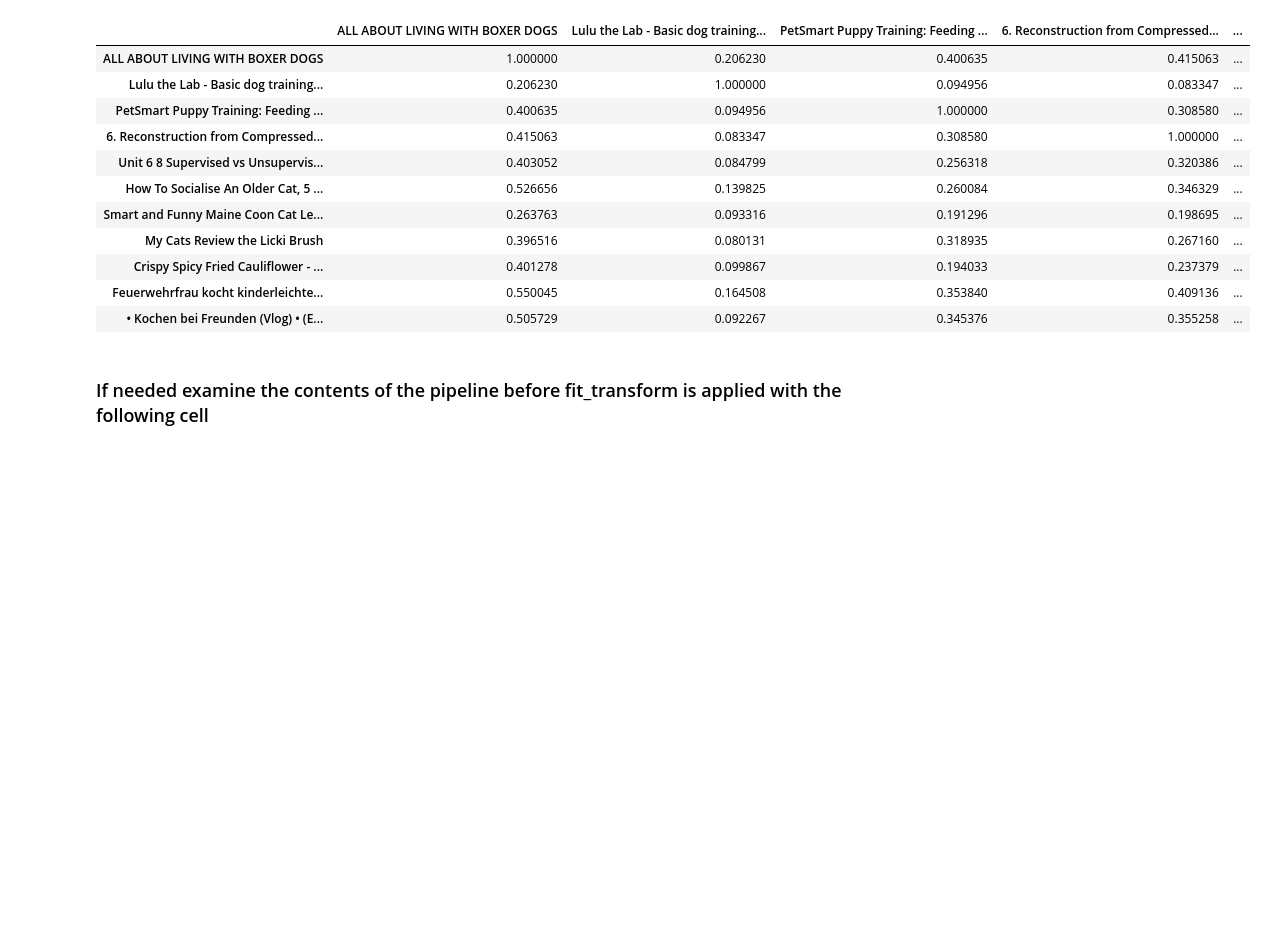
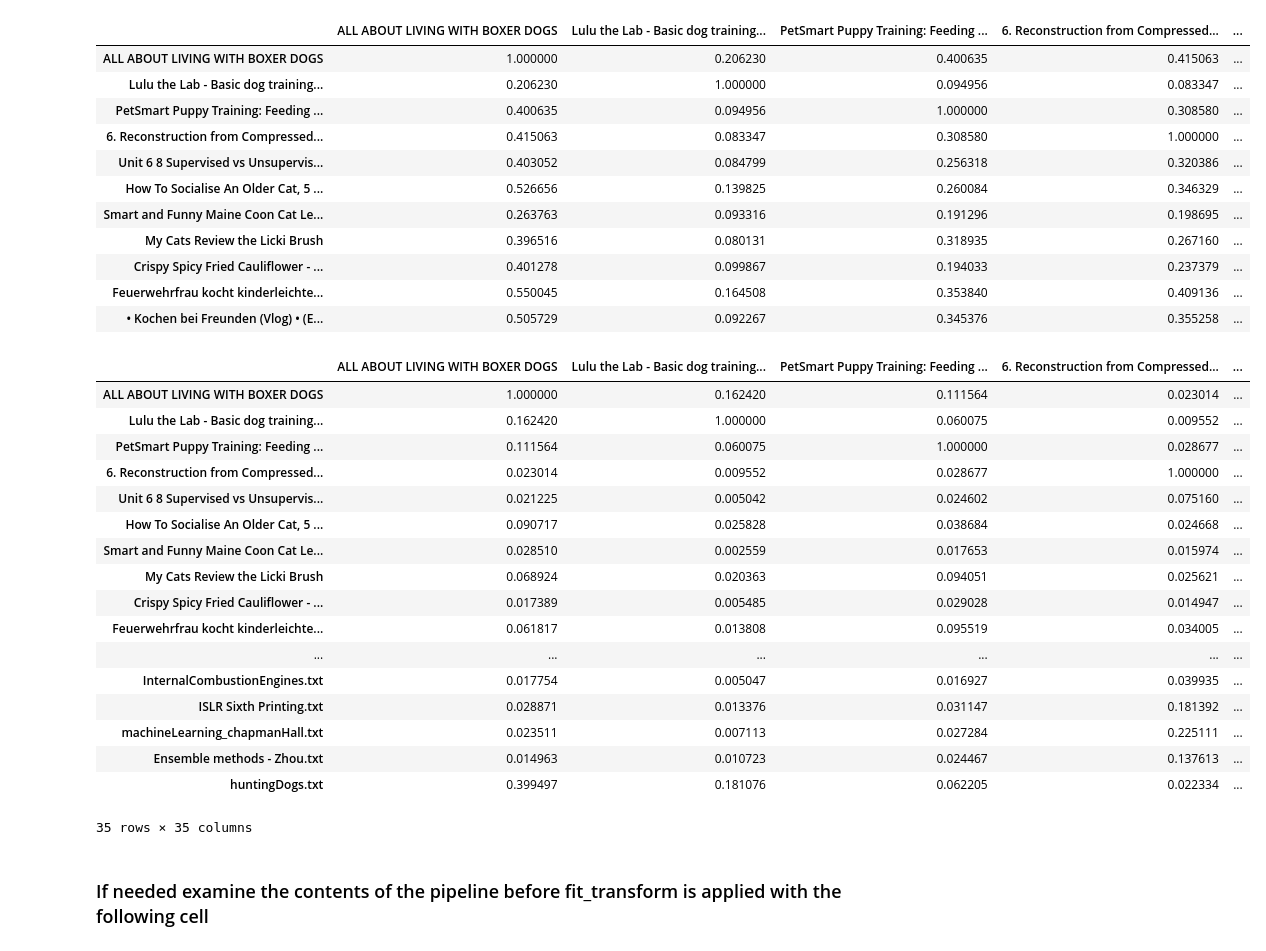
Before and after one commit to aktivkohle/youtube-curation, a Jupyter notebook: notebooks/TextbooksAndCaptions_Similarity.ipynb, the cells around one changed output. Drawn from its saved outputs; the diff is of its cells as text; code cells hidden in the pictures; blank space fills up the shorter version.

Commit message:
similarity results for 35 captions and books

```diff
--- a/notebooks/TextbooksAndCaptions_Similarity.ipynb
+++ b/notebooks/TextbooksAndCaptions_Similarity.ipynb
@@ -290,5 +290,27 @@ df7
 | Crispy Spicy Fried Cauliflower - ... | 0.401278 | 0.099867 | 0.194033 | 0.237379 | ... |
 | Feuerwehrfrau kocht kinderleichte... | 0.550045 | 0.164508 | 0.353840 | 0.409136 | ... |
 | • Kochen bei Freunden (Vlog) • (E... | 0.505729 | 0.092267 | 0.345376 | 0.355258 | ... |
+# %%
+df9 = pd.DataFrame(pairwise_similarity, columns=column_labels, index=row_labels)
+df9
+# %% [output]
+|  | ALL ABOUT LIVING WITH BOXER DOGS | Lulu the Lab - Basic dog training... | PetSmart Puppy Training: Feeding ... | 6. Reconstruction from Compressed... | ... |
+| ALL ABOUT LIVING WITH BOXER DOGS | 1.000000 | 0.162420 | 0.111564 | 0.023014 | ... |
+| Lulu the Lab - Basic dog training... | 0.162420 | 1.000000 | 0.060075 | 0.009552 | ... |
+| PetSmart Puppy Training: Feeding ... | 0.111564 | 0.060075 | 1.000000 | 0.028677 | ... |
+| 6. Reconstruction from Compressed... | 0.023014 | 0.009552 | 0.028677 | 1.000000 | ... |
+| Unit 6 8 Supervised vs Unsupervis... | 0.021225 | 0.005042 | 0.024602 | 0.075160 | ... |
+| How To Socialise An Older Cat, 5 ... | 0.090717 | 0.025828 | 0.038684 | 0.024668 | ... |
+| Smart and Funny Maine Coon Cat Le... | 0.028510 | 0.002559 | 0.017653 | 0.015974 | ... |
+| My Cats Review the Licki Brush | 0.068924 | 0.020363 | 0.094051 | 0.025621 | ... |
+| Crispy Spicy Fried Cauliflower - ... | 0.017389 | 0.005485 | 0.029028 | 0.014947 | ... |
+| Feuerwehrfrau kocht kinderleichte... | 0.061817 | 0.013808 | 0.095519 | 0.034005 | ... |
+| ... | ... | ... | ... | ... | ... |
+| InternalCombustionEngines.txt | 0.017754 | 0.005047 | 0.016927 | 0.039935 | ... |
+| ISLR Sixth Printing.txt | 0.028871 | 0.013376 | 0.031147 | 0.181392 | ... |
+| machineLearning_chapmanHall.txt | 0.023511 | 0.007113 | 0.027284 | 0.225111 | ... |
+| Ensemble methods - Zhou.txt | 0.014963 | 0.010723 | 0.024467 | 0.137613 | ... |
+| huntingDogs.txt | 0.399497 | 0.181076 | 0.062205 | 0.022334 | ... |
+35 rows × 35 columns
 # %%
 import numpy as np # save the 15 minutesfromlasttime
```
Also changed, not shown: parts of 1 cell of this notebook, 1 other file.
